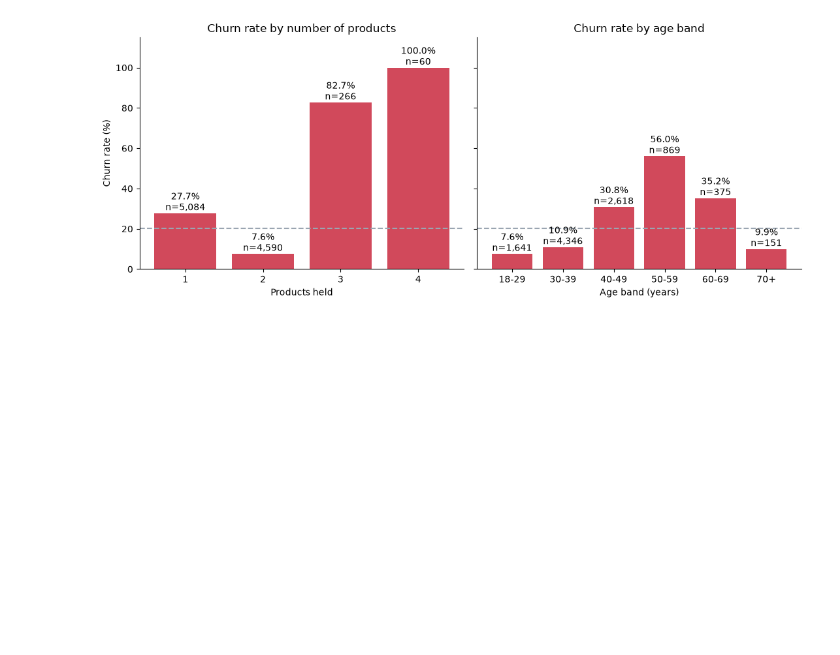
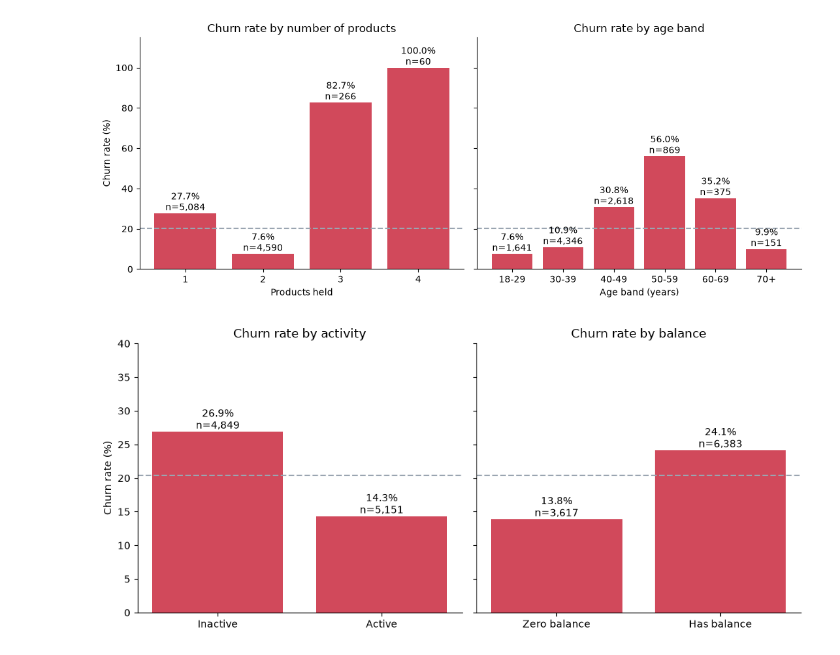
Before and after one commit to Kalpesh2409/bank-churn-risk-scoring, a Jupyter notebook: notebooks/07_eda.ipynb, the cells around one changed output. Drawn from its saved outputs; the diff is of its cells as text; code cells hidden in the pictures; blank space fills up the shorter version.

Commit message:
Add EDA charts: churn rate by activity and by balance

```diff
--- a/notebooks/07_eda.ipynb
+++ b/notebooks/07_eda.ipynb
@@ -61,3 +61,31 @@ plt.tight_layout()
 plt.show()
 # %% [output]
 [figure]
+# %%
+fig, axes = plt.subplots(1, 2, figsize=(10, 4.5), sharey=True)
+overall = df["Exited"].mean() * 100
+
+rate_act = df.groupby("IsActiveMember")["Exited"].mean() * 100
+n_act = df["IsActiveMember"].value_counts().sort_index()
+bars = axes[0].bar(["Inactive", "Active"], rate_act.values, color="#d1495b")
+axes[0].bar_label(bars, labels=[f"{r:.1f}%\nn={n:,}" for r, n in zip(rate_act.values, n_act.values)])
+axes[0].set_title("Churn rate by activity")
+
+order = ["Zero balance", "Has balance"]
+bal_group = df["Balance"].eq(0).map({True: "Zero balance", False: "Has balance"})
+rate_bal = df.groupby(bal_group)["Exited"].mean().reindex(order) * 100
+n_bal = bal_group.value_counts().reindex(order)
+bars = axes[1].bar(order, rate_bal.values, color="#d1495b")
+axes[1].bar_label(bars, labels=[f"{r:.1f}%\nn={n:,}" for r, n in zip(rate_bal.values, n_bal.values)])
+axes[1].set_title("Churn rate by balance")
+
+for ax in axes:
+    ax.axhline(overall, color="#9aa5b1", linestyle="--")
+    ax.spines[["top", "right"]].set_visible(False)
+
+axes[0].set_ylabel("Churn rate (%)")
+axes[0].set_ylim(0, 40)
+plt.tight_layout()
+plt.show()
+# %% [output]
+[figure, added]
```
